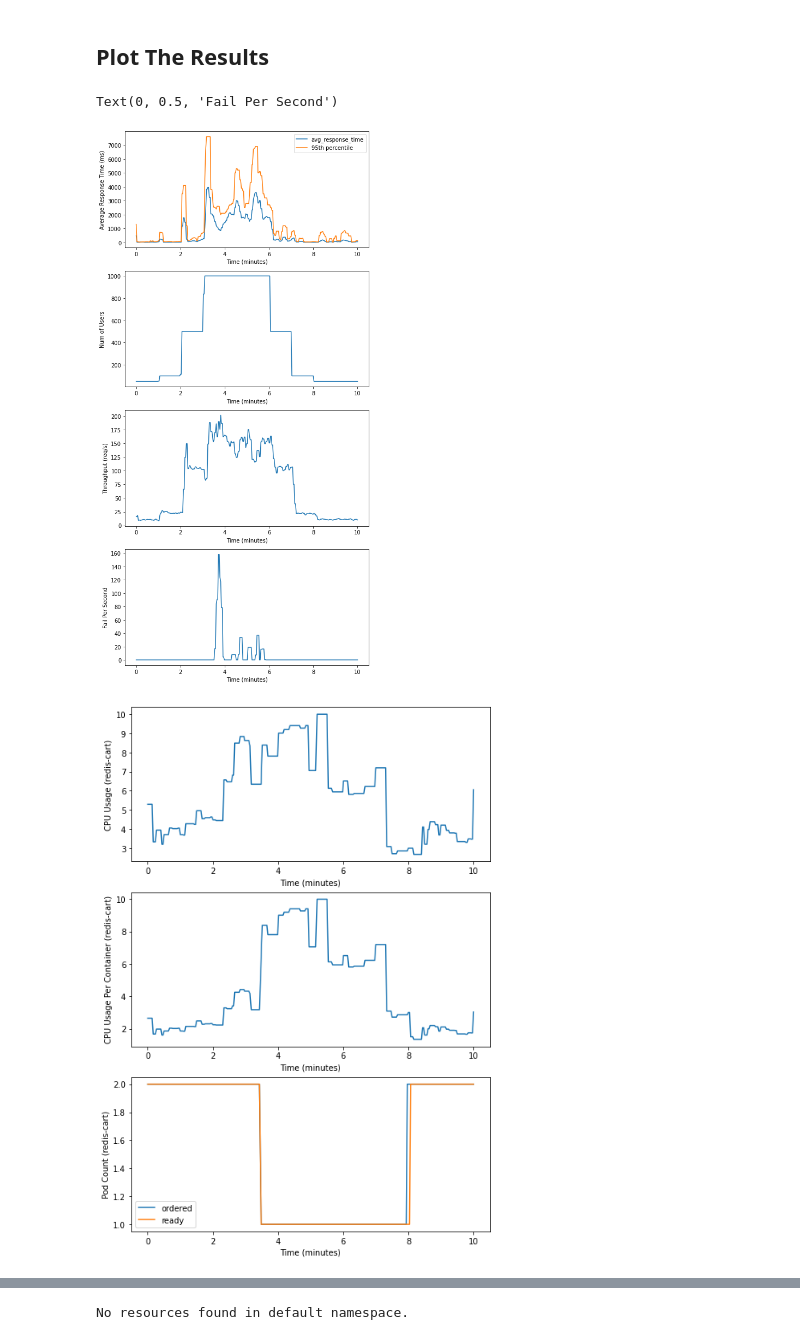
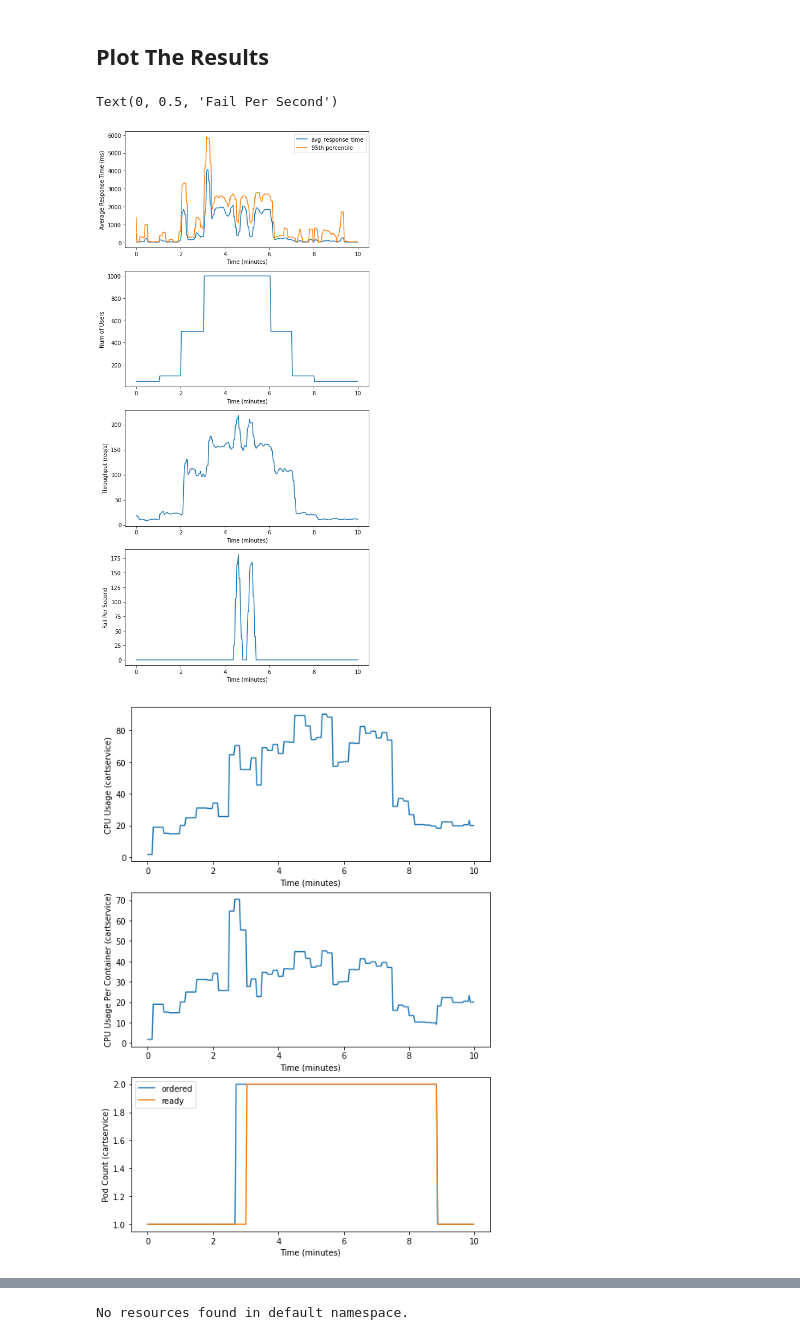
Before and after one commit to danielmapar/EECS6446_Project, a Jupyter notebook: custom-autoscaler/notebooks/experiment.ipynb, the cells around one changed output, grey strips where cells are left out. Drawn from its saved outputs; the diff is of its cells as text; code cells hidden in the pictures.

```diff
--- a/custom-autoscaler/notebooks/experiment.ipynb
+++ b/custom-autoscaler/notebooks/experiment.ipynb
@@ -8,24 +8,28 @@ along the way.
 master_ip = "192.168.23.88"
 
 deploy_list = [
-    "redis-cart",
-    "shippingservice",
-    "paymentservice",
-    "productcatalogservice",
-    "emailservice",
-    "checkoutservice",
-    "recommendationservice",
-    "currencyservice",
-    "cartservice",
-    "adservice",
+    #"redis-cart",
+    #"shippingservice",
+    #"paymentservice",
+    # "productcatalogservice",
+    #"emailservice",
+    #"checkoutservice",
+    #"recommendationservice",
+    #"currencyservice",
+    "cartservice"
+    #"adservice",
     # "loadgenerator", # we don't want to scale load generator
-    "frontend",
+    #"frontend",
 ]
 # %%
 from kubernetes import client, config
 config.load_kube_config()
 
 api_instance = client.AppsV1Api()
+
+def get_replica_and_ready(deployment_name, deployment_ns="default"):
+    api_response = api_instance.read_namespaced_deployment(deployment_name, deployment_ns)
+    return api_response.status.replicas, api_response.status.ready_replicas
 
 def set_replica_num(rnum, deployment_name, deployment_ns="default"):
     rnum = int(rnum)
@@ -95,7 +99,7 @@ loadtest_collection = cpa_db.loadtest
 
 arr_results = []
 
-for loadtest in loadtest_collection.find({ "_id": ObjectId("60825229d09a42861507dd25")}):
+for loadtest in loadtest_collection.find({ "_id": ObjectId("6083e47ca841517e81640f7d")}):
     arr_results = loadtest['data']
     break
 # %%
@@ -169,30 +173,30 @@ plt.xlabel('Time (minutes)')
 plt.ylabel('Fail Per Second')
 # %% [output]
 Text(0, 0.5, 'Fail Per Second')
-[figure, old version]
+[figure, new version]
 # %%
 plot_deploy_list = [
-    "redis-cart"
+    "cartservice"
 ]
 
 for d in plot_deploy_list:
     plt.figure(figsize=(8, 12))
     plt.subplot(311)
     plt.plot(res['elapsed_min'], res[f'custom_cpu_{d}'])
     plt.xlabel('Time (minutes)')
     plt.ylabel(f'CPU Usage ({d})')
     plt.subplot(312)
     plt.plot(res['elapsed_min'], res[f'custom_cpu_{d}'] / res[f'custom_kubernetes_{d}_ready'])
     plt.xlabel('Time (minutes)')
     plt.ylabel(f'CPU Usage Per Container ({d})')
     plt.subplot(313)
     plt.plot(res['elapsed_min'], res[f'custom_kubernetes_{d}_ordered'], label='ordered')
     plt.plot(res['elapsed_min'], res[f'custom_kubernetes_{d}_ready'], label='ready')
     plt.xlabel('Time (minutes)')
     plt.ylabel(f'Pod Count ({d})')
     plt.legend()
 # %% [output]
-[figure, old version]
+[figure, new version]
 # %%
 # get the final status
 !kubectl get deploy
```
Also changed, not shown: parts of 2 cells of this notebook, 6 other files.
